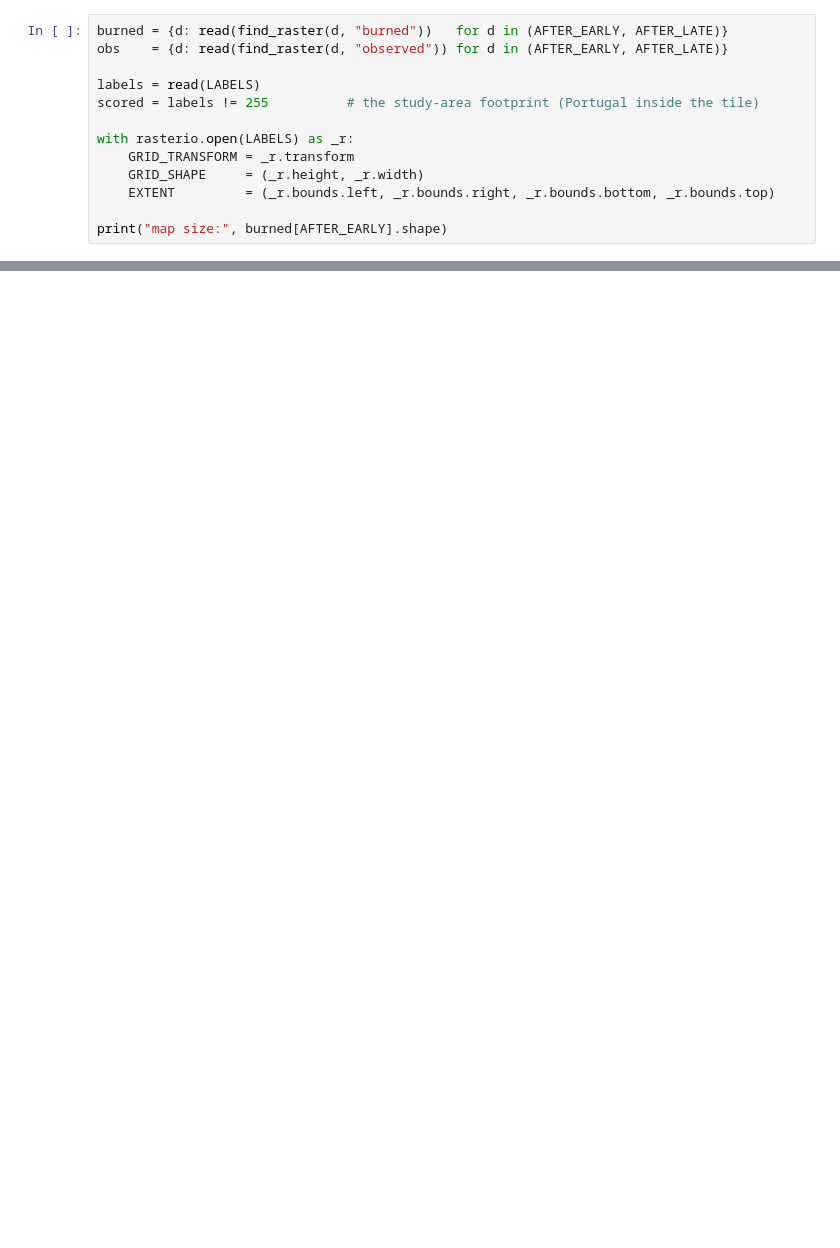
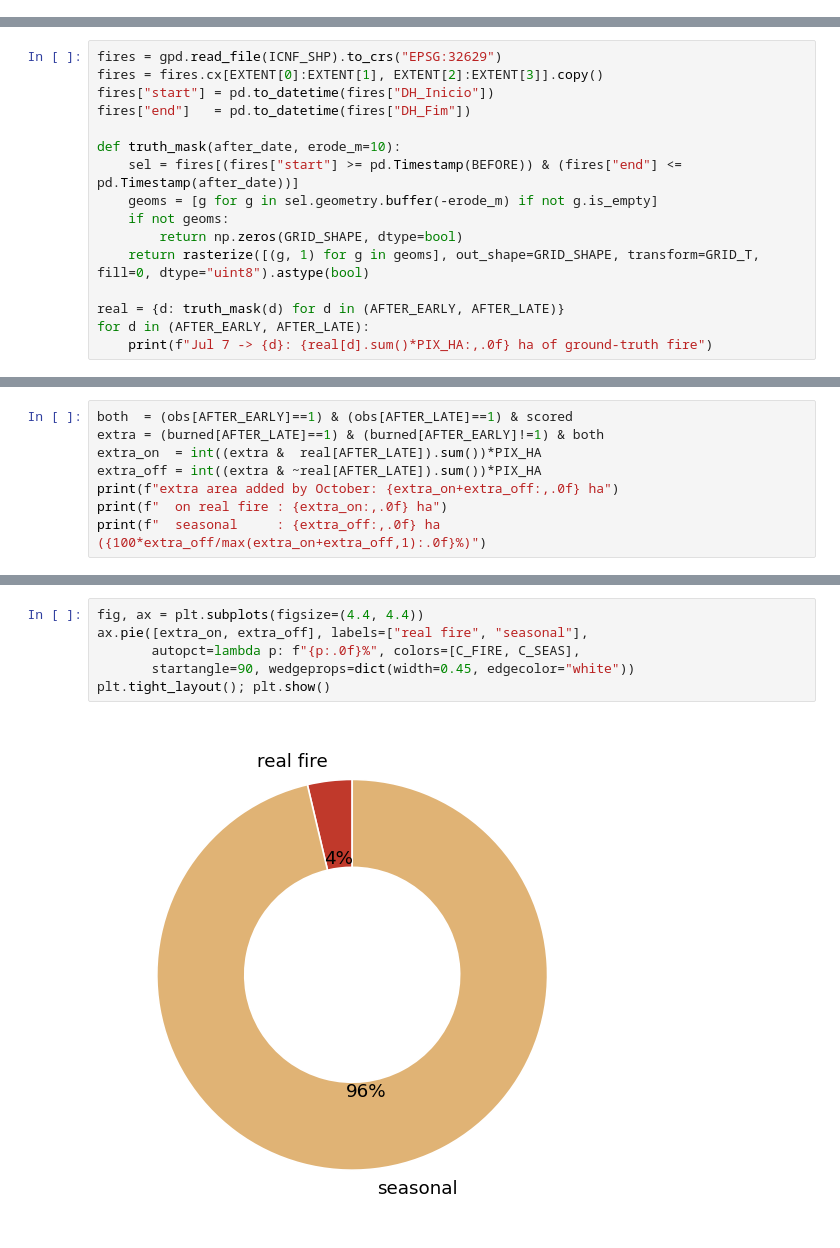
Before and after one commit to hannahandkush/Machine-Learning, a Jupyter notebook: notebooks/burned_area_date_comparison.ipynb, the cells around one changed output, grey strips where cells are left out. Cells and saved outputs as stored; diff of their text form; blank space fills up the shorter version.

```diff
--- a/notebooks/burned_area_date_comparison.ipynb
+++ b/notebooks/burned_area_date_comparison.ipynb
@@ -87,13 +0,0 @@ get the study-area footprint.
-# %%
-burned = {d: read(find_raster(d, "burned"))   for d in (AFTER_EARLY, AFTER_LATE)}
-obs    = {d: read(find_raster(d, "observed")) for d in (AFTER_EARLY, AFTER_LATE)}
-
-labels = read(LABELS)
-scored = labels != 255          # the study-area footprint (Portugal inside the tile)
-
-with rasterio.open(LABELS) as _r:
-    GRID_TRANSFORM = _r.transform
-    GRID_SHAPE     = (_r.height, _r.width)
-    EXTENT         = (_r.bounds.left, _r.bounds.right, _r.bounds.bottom, _r.bounds.top)
-
-print("map size:", burned[AFTER_EARLY].shape)
@@ -246,0 +109,16 @@ def plot_overlay(after_date, title):
+# %%
+fires = gpd.read_file(ICNF_SHP).to_crs("EPSG:32629")
+fires = fires.cx[EXTENT[0]:EXTENT[1], EXTENT[2]:EXTENT[3]].copy()
+fires["start"] = pd.to_datetime(fires["DH_Inicio"])
+fires["end"]   = pd.to_datetime(fires["DH_Fim"])
+
+def truth_mask(after_date, erode_m=10):
+    sel = fires[(fires["start"] >= pd.Timestamp(BEFORE)) & (fires["end"] <= pd.Timestamp(after_date))]
+    geoms = [g for g in sel.geometry.buffer(-erode_m) if not g.is_empty]
+    if not geoms:
+        return np.zeros(GRID_SHAPE, dtype=bool)
+    return rasterize([(g, 1) for g in geoms], out_shape=GRID_SHAPE, transform=GRID_T, fill=0, dtype="uint8").astype(bool)
+
+real = {d: truth_mask(d) for d in (AFTER_EARLY, AFTER_LATE)}
+for d in (AFTER_EARLY, AFTER_LATE):
+    print(f"Jul 7 -> {d}: {real[d].sum()*PIX_HA:,.0f} ha of ground-truth fire")
@@ -246,0 +186,8 @@ def plot_overlay(after_date, title):
+# %%
+both  = (obs[AFTER_EARLY]==1) & (obs[AFTER_LATE]==1) & scored
+extra = (burned[AFTER_LATE]==1) & (burned[AFTER_EARLY]!=1) & both
+extra_on  = int((extra &  real[AFTER_LATE]).sum())*PIX_HA
+extra_off = int((extra & ~real[AFTER_LATE]).sum())*PIX_HA
+print(f"extra area added by October: {extra_on+extra_off:,.0f} ha")
+print(f"  on real fire : {extra_on:,.0f} ha")
+print(f"  seasonal     : {extra_off:,.0f} ha ({100*extra_off/max(extra_on+extra_off,1):.0f}%)")
@@ -246,0 +198,8 @@ def plot_overlay(after_date, title):
+# %%
+fig, ax = plt.subplots(figsize=(4.4, 4.4))
+ax.pie([extra_on, extra_off], labels=["real fire", "seasonal"],
+       autopct=lambda p: f"{p:.0f}%", colors=[C_FIRE, C_SEAS],
+       startangle=90, wedgeprops=dict(width=0.45, edgecolor="white"))
+plt.tight_layout(); plt.show()
+# %% [output]
+[figure, added]
```
Also changed, not shown: parts of 43 cells of this notebook.
